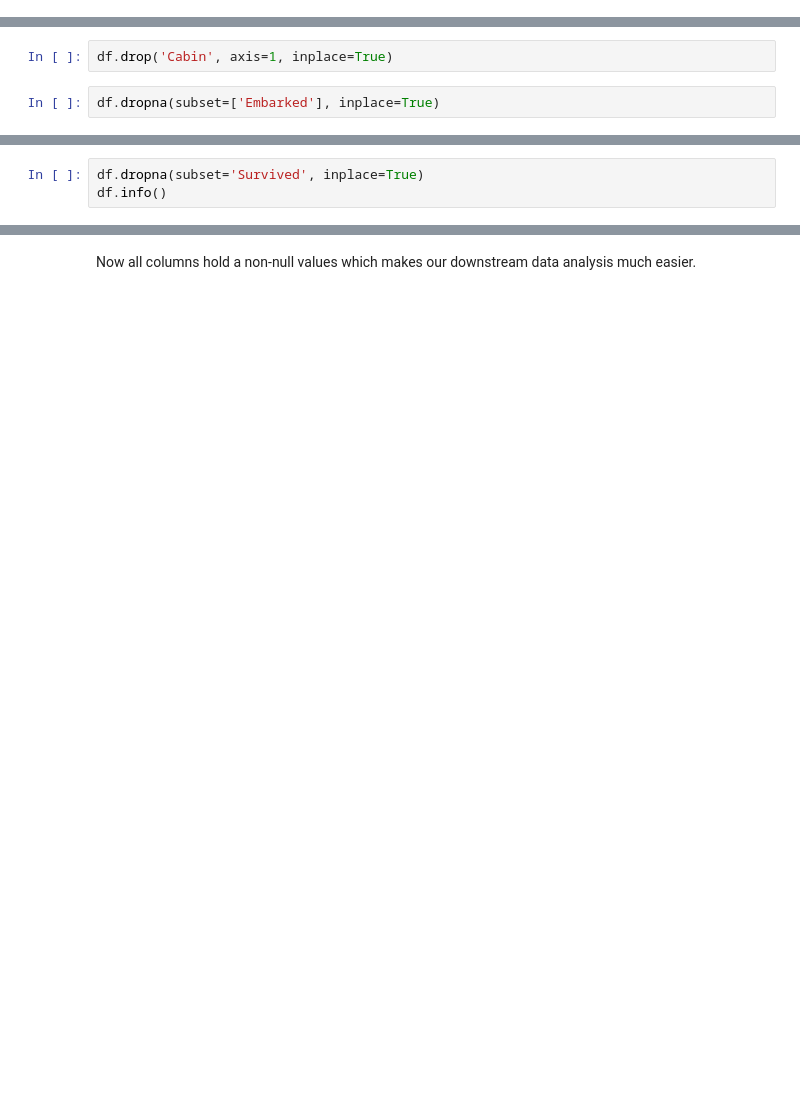
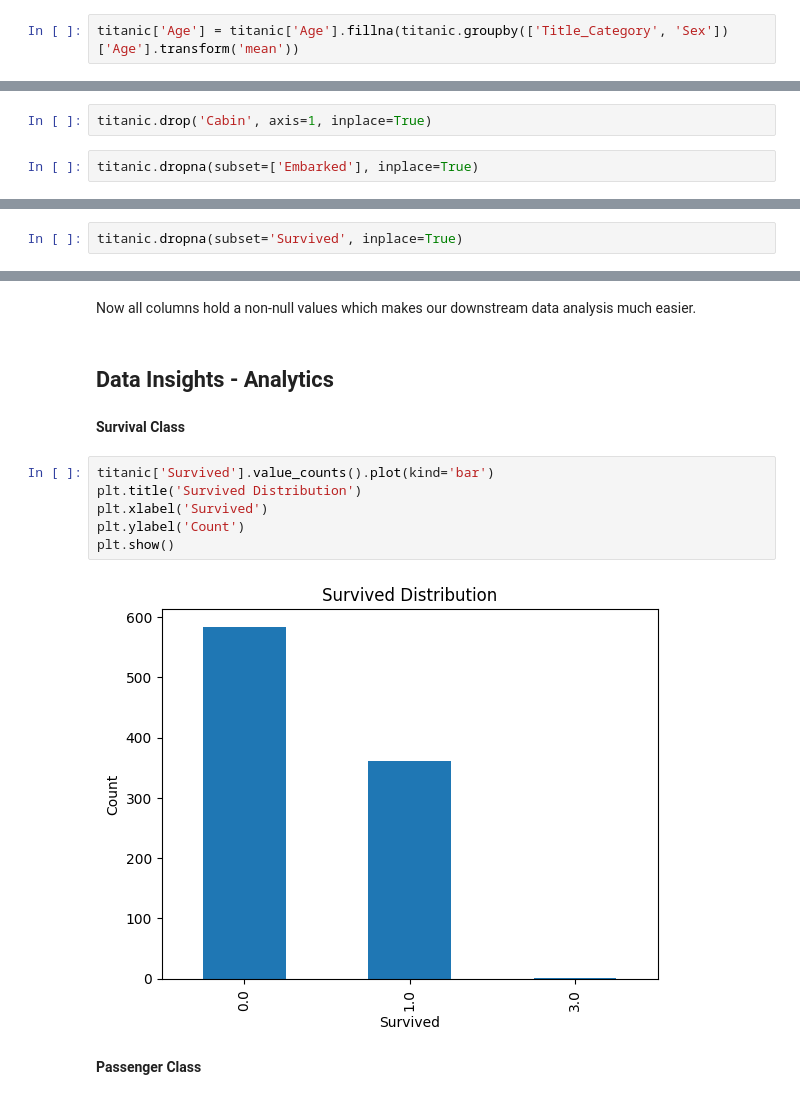
Before and after one commit to bkget/DS-with-AI-in-Python, a Jupyter notebook: Analysis.ipynb, the cells around one changed output, grey strips where cells are left out. Cells and saved outputs as stored; diff of their text form; blank space fills up the shorter version.

```diff
--- a/Analysis.ipynb
+++ b/Analysis.ipynb
@@ -154,0 +212,2 @@ Name: count, dtype: int64
+# %%
+titanic['Age'] = titanic['Age'].fillna(titanic.groupby(['Title_Category', 'Sex'])['Age'].transform('mean'))
@@ -181,7 +262,7 @@ Hence the following columns null values are smaller, we can drop null valued row
 
 Then, I'll start dropping the column with a higher number of null rows, i.e., `Embarked` then see the impact on the others.
 # %%
-df.drop('Cabin', axis=1, inplace=True)
+titanic.drop('Cabin', axis=1, inplace=True)
 # %%
-df.dropna(subset=['Embarked'], inplace=True)
+titanic.dropna(subset=['Embarked'], inplace=True)
 # %%
@@ -208,5 +291,4 @@ memory usage: 88.7+ KB
 # %% [markdown]
 After dropping the null values from `Embarked` column, all others columns, except Survived, null valued rows are also dropped. Now let's drop Survived null valued rows as well.
 # %%
-df.dropna(subset='Survived', inplace=True)
-df.info()
+titanic.dropna(subset='Survived', inplace=True)
@@ -301,2 +313,16 @@ memory usage: 88.4+ KB
 # %% [markdown]
 Now all columns hold a non-null values which makes our downstream data analysis much easier.
+# %% [markdown]
+## Data Insights - Analytics
+# %% [markdown]
+**Survival Class**
+# %%
+titanic['Survived'].value_counts().plot(kind='bar')
+plt.title('Survived Distribution')
+plt.xlabel('Survived')
+plt.ylabel('Count')
+plt.show()
+# %% [output]
+[figure, added]
+# %% [markdown]
+**Passenger Class**
```
Also changed, not shown: parts of 75 cells of this notebook.
